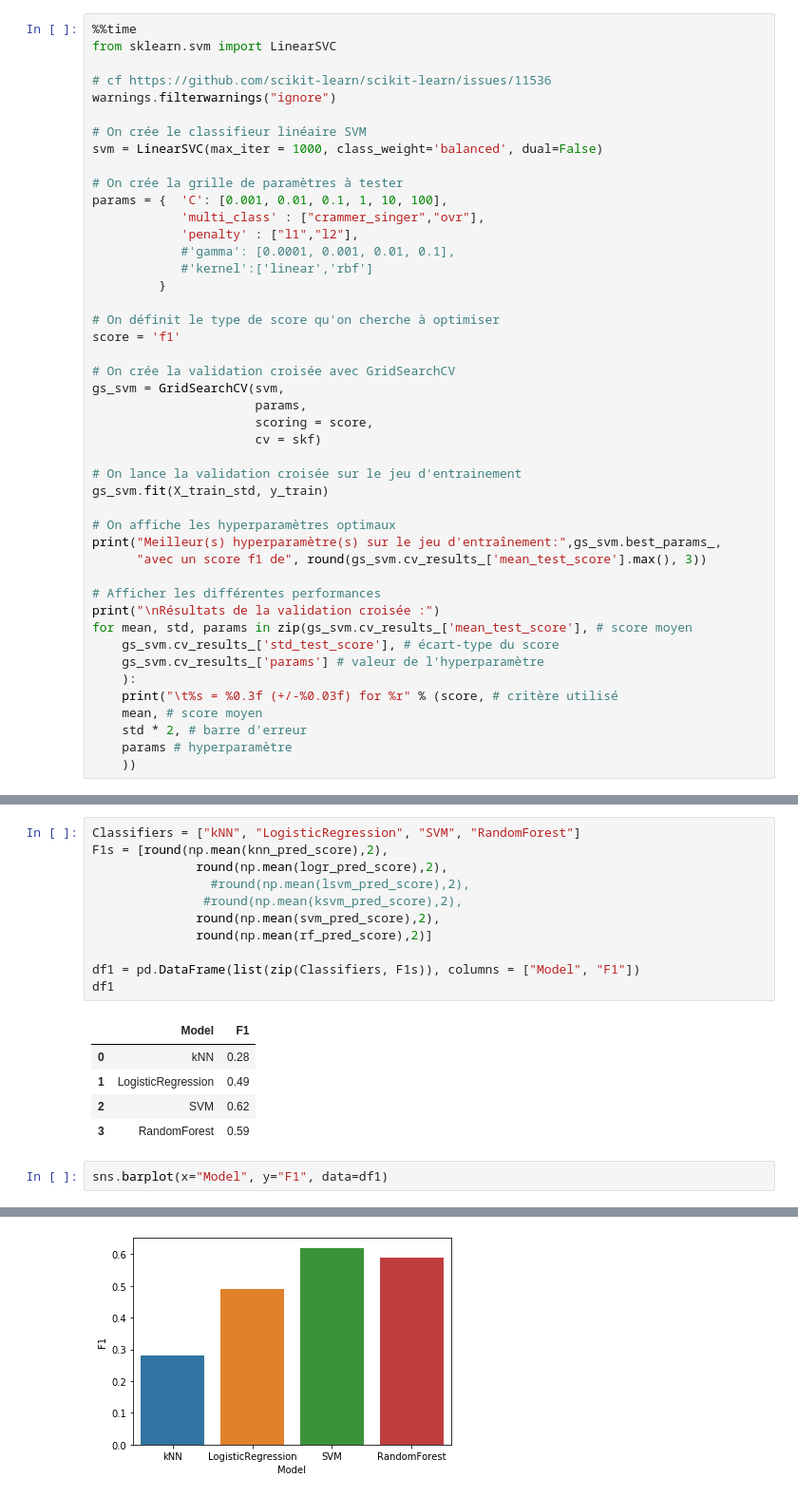
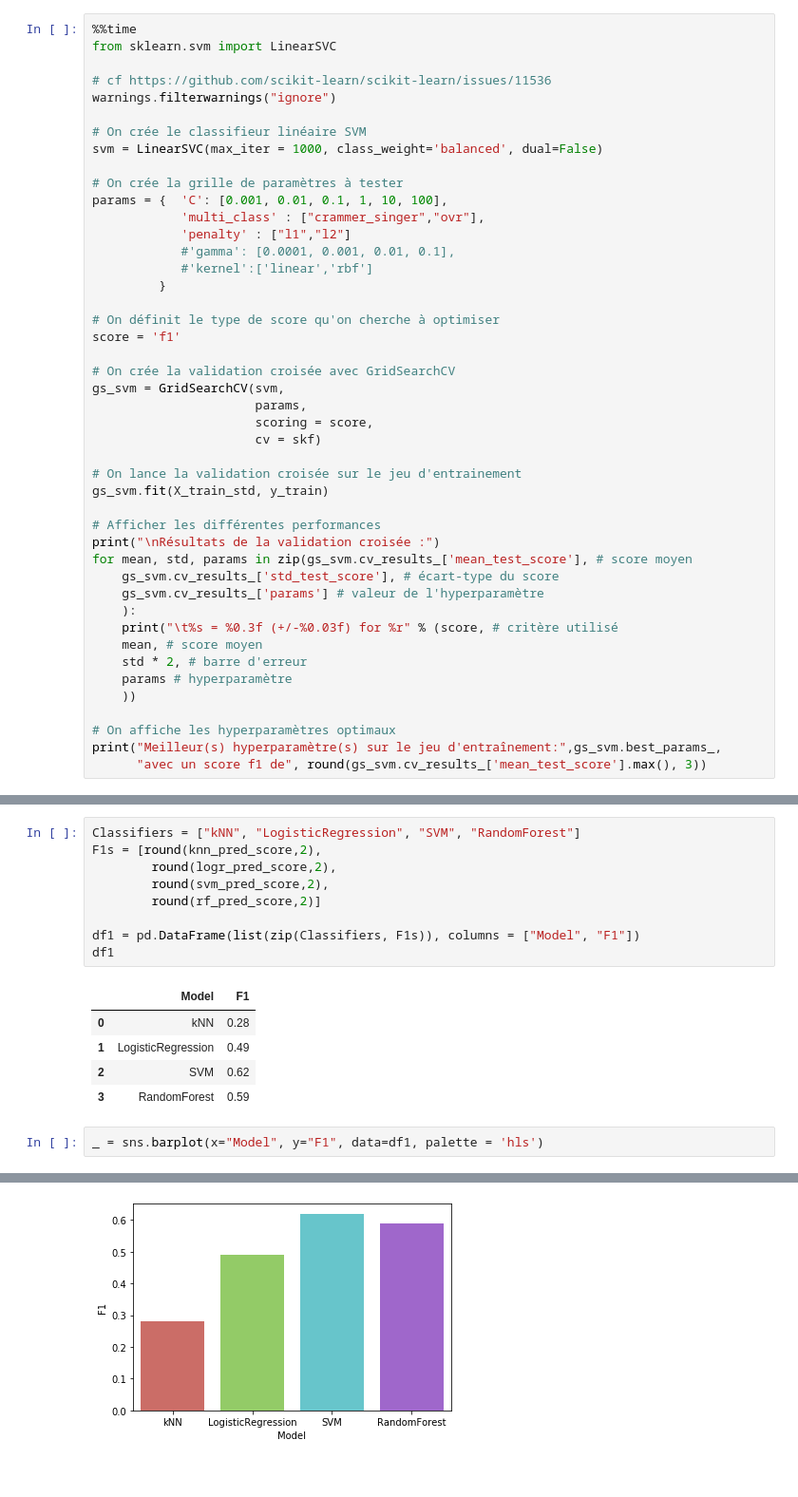
Before and after one commit to lanmar/Python---Online-Shoppers-Intentions, a Jupyter notebook: Projet-Online_Shoppers_Intentions.ipynb, the cells around one changed output, grey strips where cells are left out. Shown at 95% size. Cells and saved outputs as stored; diff of their text form.

```diff
--- a/Projet-Online_Shoppers_Intentions.ipynb
+++ b/Projet-Online_Shoppers_Intentions.ipynb
@@ -1184,7 +1200,7 @@ svm = LinearSVC(max_iter = 1000, class_weight='balanced', dual=False)
 # On crée la grille de paramètres à tester
 params = {  'C': [0.001, 0.01, 0.1, 1, 10, 100],
             'multi_class' : ["crammer_singer","ovr"],
-            'penalty' : ["l1","l2"],
+            'penalty' : ["l1","l2"]
             #'gamma': [0.0001, 0.001, 0.01, 0.1],
             #'kernel':['linear','rbf']
          }
@@ -1201,10 +1217,6 @@ gs_svm = GridSearchCV(svm,
 # On lance la validation croisée sur le jeu d'entrainement
 gs_svm.fit(X_train_std, y_train)
 
-# On affiche les hyperparamètres optimaux
-print("Meilleur(s) hyperparamètre(s) sur le jeu d'entraînement:",gs_svm.best_params_,
-      "avec un score f1 de", round(gs_svm.cv_results_['mean_test_score'].max(), 3))
-
 # Afficher les différentes performances
 print("\nRésultats de la validation croisée :")
 for mean, std, params in zip(gs_svm.cv_results_['mean_test_score'], # score moyen
@@ -1216,6 +1228,10 @@ for mean, std, params in zip(gs_svm.cv_results_['mean_test_score'], # score moye
     std * 2, # barre d'erreur
     params # hyperparamètre
     ))
+
+# On affiche les hyperparamètres optimaux
+print("Meilleur(s) hyperparamètre(s) sur le jeu d'entraînement:",gs_svm.best_params_,
+      "avec un score f1 de", round(gs_svm.cv_results_['mean_test_score'].max(), 3))
 # %% [output]
 Meilleur(s) hyperparamètre(s) sur le jeu d'entraînement: {'C': 1, 'multi_class': 'crammer_singer', 'penalty': 'l2'} avec un score f1 de 0.662
 
@@ -1345,11 +1378,9 @@ RF3_F1
 # %%
 Classifiers = ["kNN", "LogisticRegression", "SVM", "RandomForest"]
-F1s = [round(np.mean(knn_pred_score),2),
-              round(np.mean(logr_pred_score),2),
-                #round(np.mean(lsvm_pred_score),2),
-               #round(np.mean(ksvm_pred_score),2),
-              round(np.mean(svm_pred_score),2),
-              round(np.mean(rf_pred_score),2)]
+F1s = [round(knn_pred_score,2),
+        round(logr_pred_score,2),
+        round(svm_pred_score,2),
+        round(rf_pred_score,2)]
 
 df1 = pd.DataFrame(list(zip(Classifiers, F1s)), columns = ["Model", "F1"])
 df1
@@ -1360,5 +1391,5 @@ df1
 | 2 | SVM | 0.62 |
 | 3 | RandomForest | 0.59 |
 # %%
-sns.barplot(x="Model", y="F1", data=df1)
+_ = sns.barplot(x="Model", y="F1", data=df1, palette = 'hls')
 # %% [output]
@@ -1366 +1396 @@ sns.barplot(x="Model", y="F1", data=df1)
-[figure, old version]
+[figure, new version]
```
Also changed, not shown: parts of 20 cells of this notebook.
